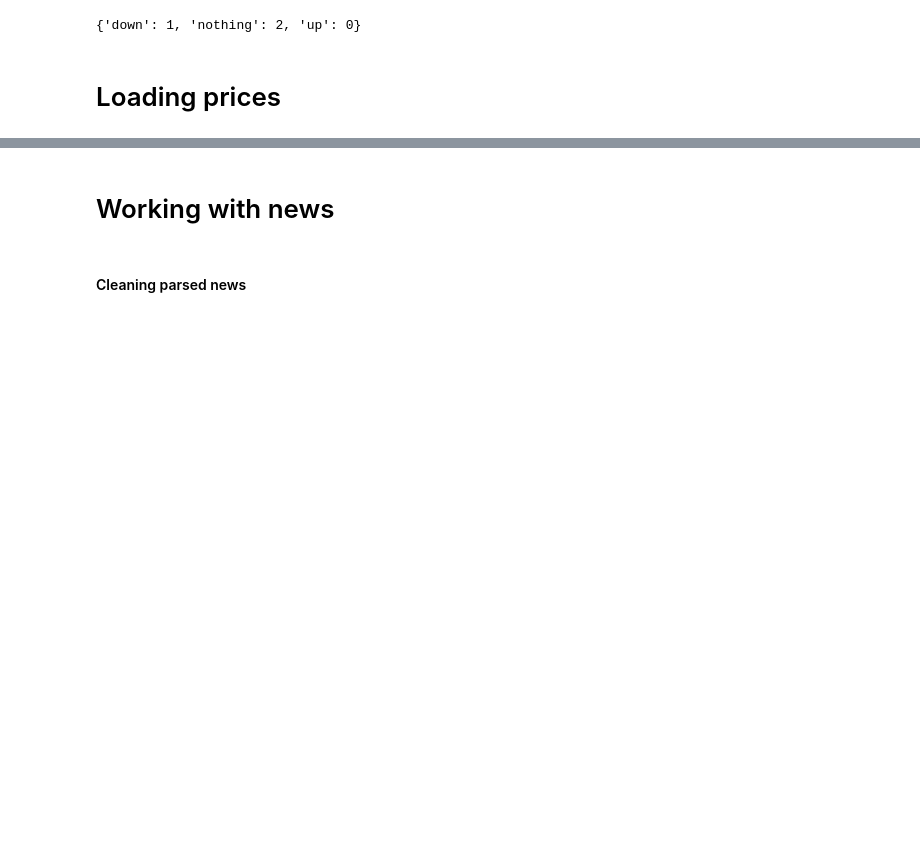
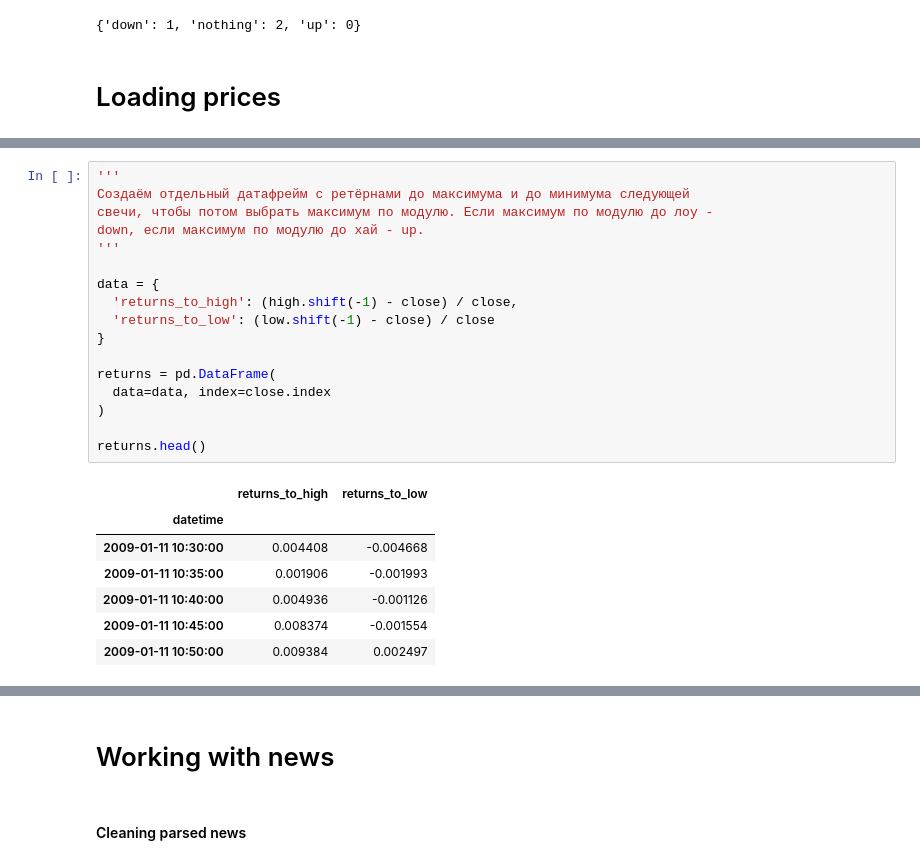
Before and after one commit to Quotermain/sber_stock_analysis, a Jupyter notebook: analysis.ipynb, the cells around one changed output, grey strips where cells are left out. Cells and saved outputs as stored; diff of their text form; blank space fills up the shorter version.

```diff
--- a/analysis.ipynb
+++ b/analysis.ipynb
@@ -169,0 +170,25 @@ data.returns_per_hour.plot()
+# %%
+'''
+Создаём отдельный датафрейм с ретёрнами до максимума и до минимума следующей
+свечи, чтобы потом выбрать максимум по модулю. Если максимум по модулю до лоу -
+down, если максимум по модулю до хай - up.
+'''
+
+data = {
+  'returns_to_high': (high.shift(-1) - close) / close,
+  'returns_to_low': (low.shift(-1) - close) / close
+}
+
+returns = pd.DataFrame(
+  data=data, index=close.index
+)
+
+returns.head()
+# %% [output]
+|  | returns_to_high | returns_to_low |
+| datetime |  |  |
+| 2009-01-11 10:30:00 | 0.004408 | -0.004668 |
+| 2009-01-11 10:35:00 | 0.001906 | -0.001993 |
+| 2009-01-11 10:40:00 | 0.004936 | -0.001126 |
+| 2009-01-11 10:45:00 | 0.008374 | -0.001554 |
+| 2009-01-11 10:50:00 | 0.009384 | 0.002497 |
```
Also changed, not shown: parts of 32 cells of this notebook.
